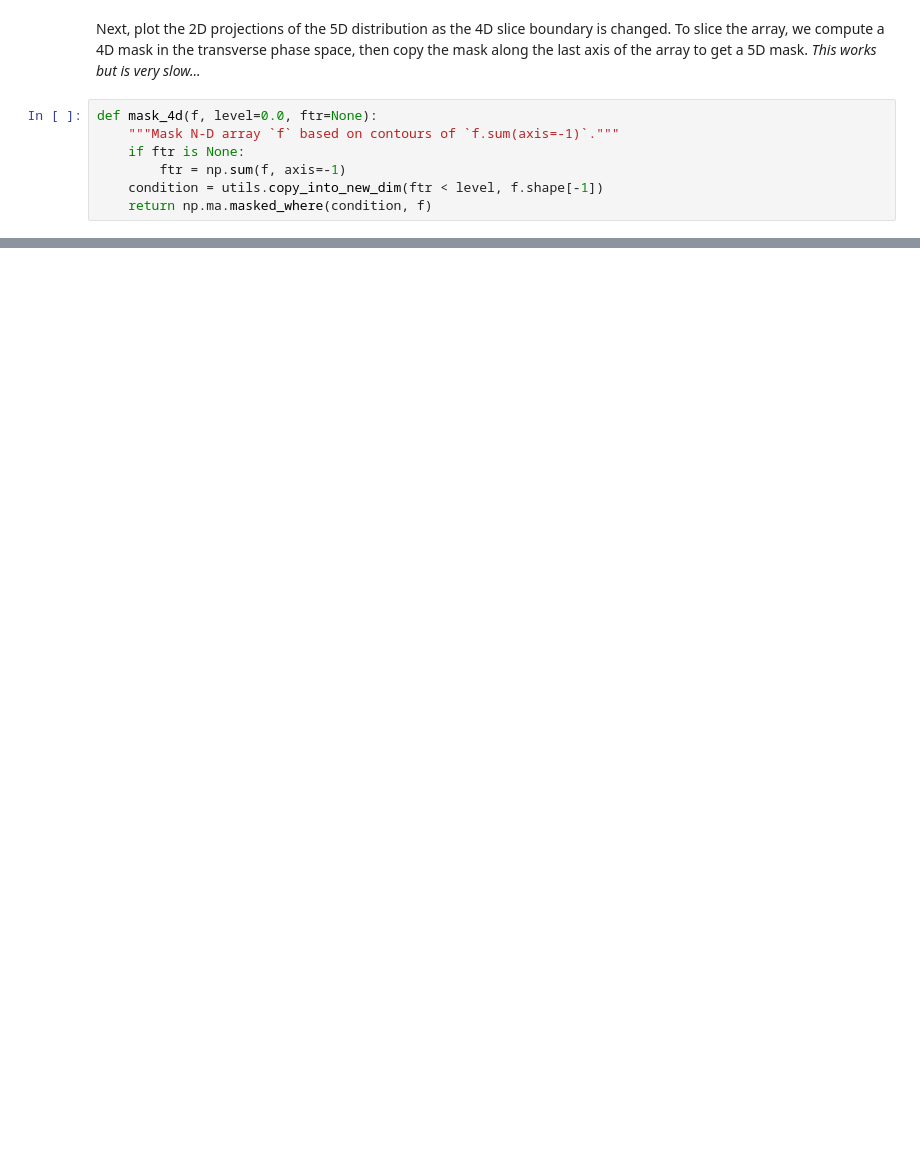
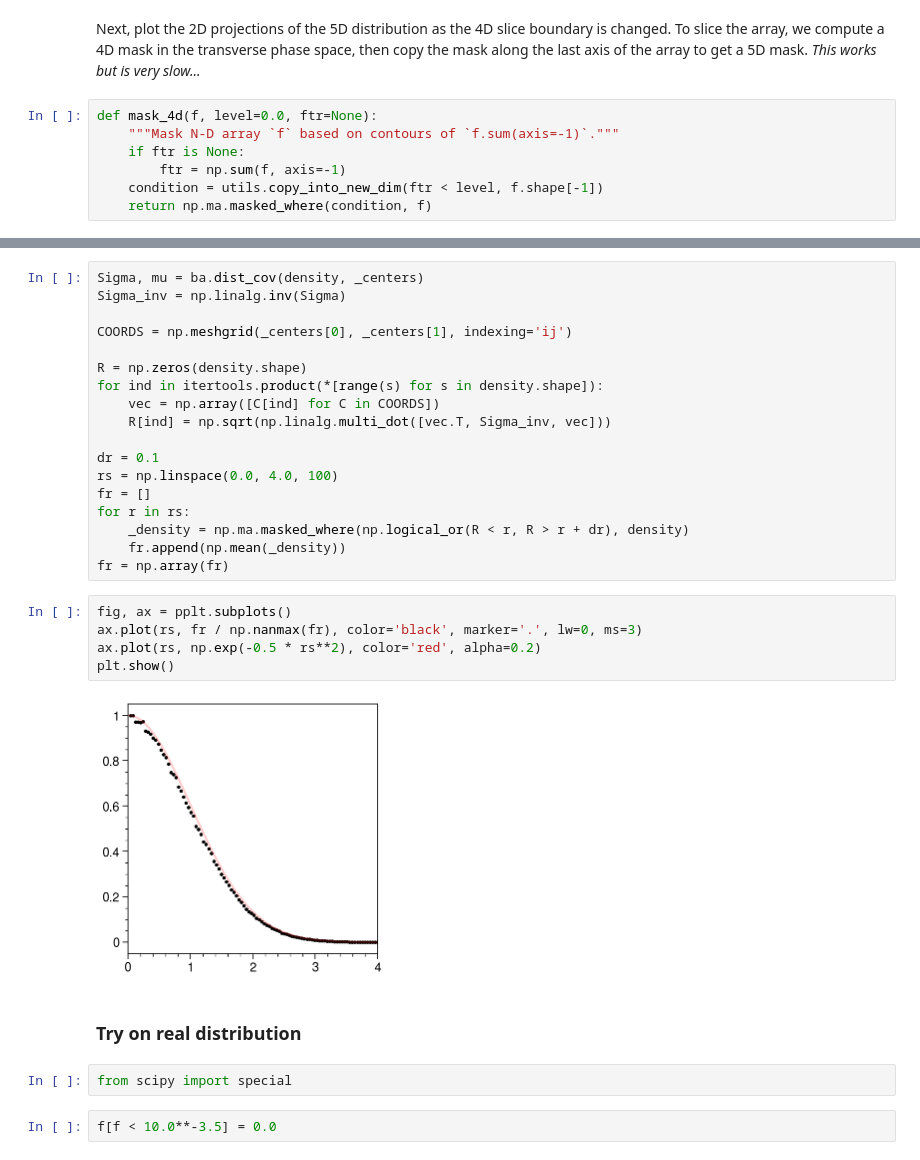
Before and after one commit to austin-hoover/analysis-sns-btf, a Jupyter notebook: scan3d/scan-xxpy-image-ypdE/where_is_correlation.ipynb, the cells around one changed output, grey strips where cells are left out. Drawn from its saved outputs; the diff is of its cells as text; blank space fills up the shorter version.

```diff
--- a/scan3d/scan-xxpy-image-ypdE/where_is_correlation.ipynb
+++ b/scan3d/scan-xxpy-image-ypdE/where_is_correlation.ipynb
@@ -344,0 +475,31 @@ interactive(update, log=False, level=(0.0, 0.99, 0.01))
+# %%
+Sigma, mu = ba.dist_cov(density, _centers)
+Sigma_inv = np.linalg.inv(Sigma)
+
+COORDS = np.meshgrid(_centers[0], _centers[1], indexing='ij')
+
+R = np.zeros(density.shape)
+for ind in itertools.product(*[range(s) for s in density.shape]):
+    vec = np.array([C[ind] for C in COORDS])
+    R[ind] = np.sqrt(np.linalg.multi_dot([vec.T, Sigma_inv, vec]))
+
+dr = 0.1
+rs = np.linspace(0.0, 4.0, 100)
+fr = []
+for r in rs:
+    _density = np.ma.masked_where(np.logical_or(R < r, R > r + dr), density)
+    fr.append(np.mean(_density))
+fr = np.array(fr)
+# %%
+fig, ax = pplt.subplots()
+ax.plot(rs, fr / np.nanmax(fr), color='black', marker='.', lw=0, ms=3)
+ax.plot(rs, np.exp(-0.5 * rs**2), color='red', alpha=0.2)
+plt.show()
+# %% [output]
+[figure, added]
+# %% [markdown]
+### Try on real distribution
+# %%
+from scipy import special
+# %%
+f[f < 10.0**-3.5] = 0.0
```
Also changed, not shown: parts of 35 cells of this notebook.
